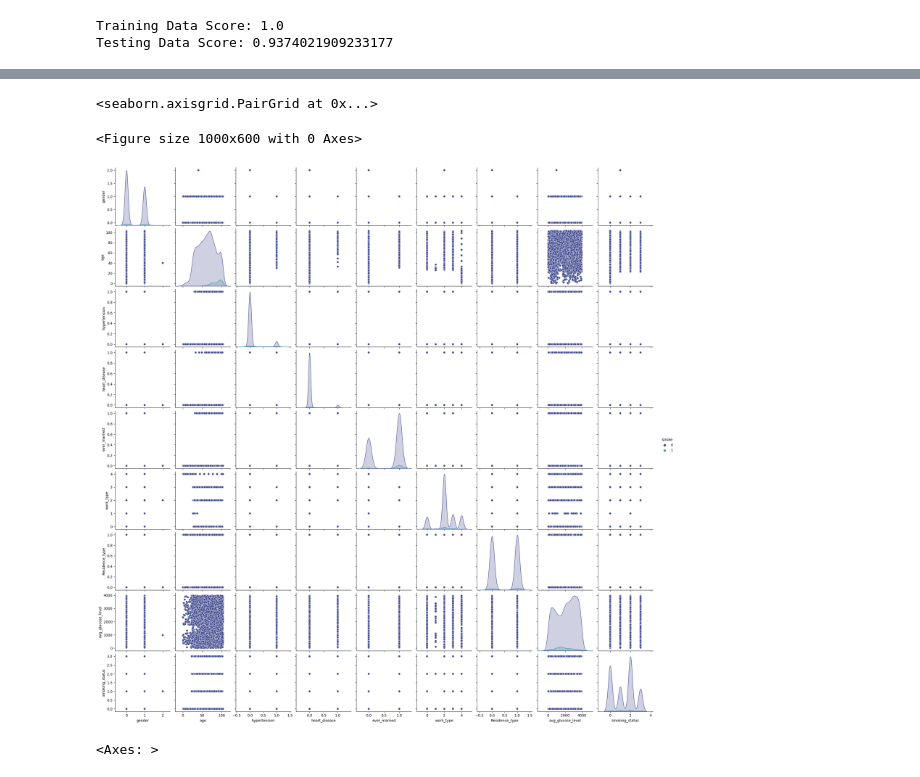
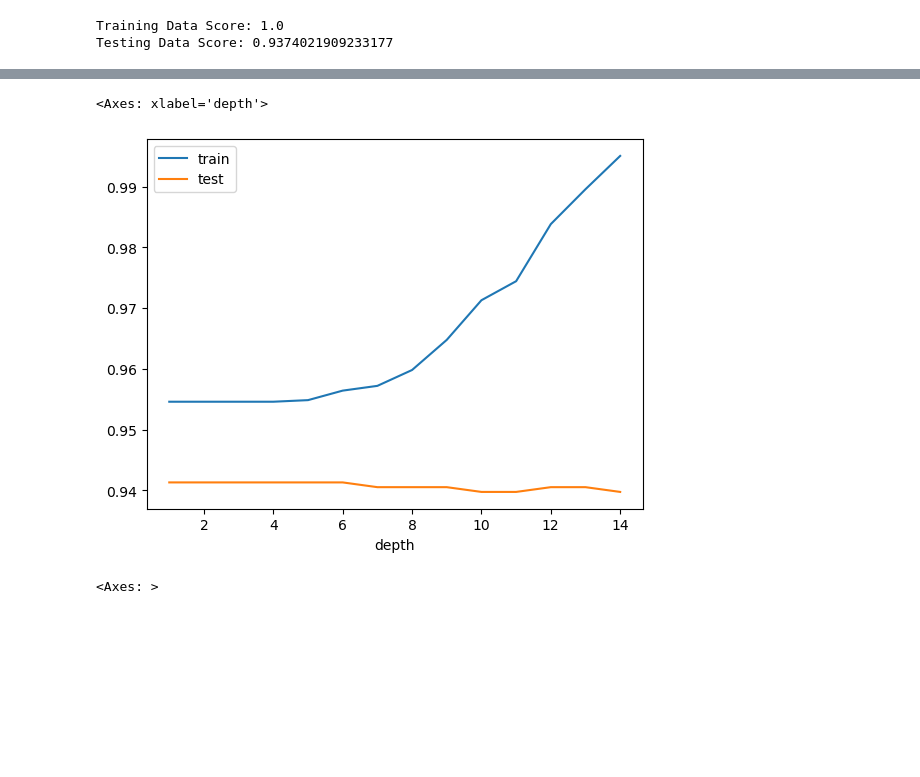
Before and after one commit to tanchris232/stroke-group-2, a Jupyter notebook: decision_tree_random_forest.ipynb, the cells around one changed output, grey strips where cells are left out. Cells and saved outputs as stored; diff of their text form; code cells hidden in the pictures; blank space fills up the shorter version.

```diff
--- a/decision_tree_random_forest.ipynb
+++ b/decision_tree_random_forest.ipynb
@@ -161,10 +155,35 @@ sns.histplot(stroke_df.age,kde=True,bins=30)
-# %%
-plt.figure(figsize=(10,6))
-sns.pairplot(stroke_enc_corr,hue='stroke',palette='mako')
-# %% [output]
-<seaborn.axisgrid.PairGrid at 0x...>
-<Figure size 1000x600 with 0 Axes>
-[figure, removed]
+# %%
+# Create a loop to vary the max_depth parameter
+# Make sure to record the train and test scores
+# for each pass.
+
+# Depths should span from 1 up to 15 in steps of 1
+depths = range(1, 15)
+
+# The scores dataframe will hold depths and scores
+# to make plotting easy
+scores = {'train': [], 'test': [], 'depth': []}
+
+# Loop through each depth
+for depth in depths:
+    clf = RandomForestClassifier(max_depth=depth)
+    clf.fit(X_train, y_train)
+
+    train_score = clf.score(X_train, y_train)
+    test_score = clf.score(X_test, y_test)
+
+    scores['depth'].append(depth)
+    scores['train'].append(train_score)
+    scores['test'].append(test_score)
+
+# Create a dataframe from the scores dictionary and
+# set the index to depth
+scores_df = pd.DataFrame(scores).set_index('depth')
+# %%
+scores_df.plot()
+# %% [output]
+<Axes: xlabel='depth'>
+[figure, added]
 # %%
 # Correlation
 stroke_enc_corr = stroke_encoded.drop(columns=['id'])
```
Also changed, not shown: parts of 1 cell of this notebook, 1 other file.
